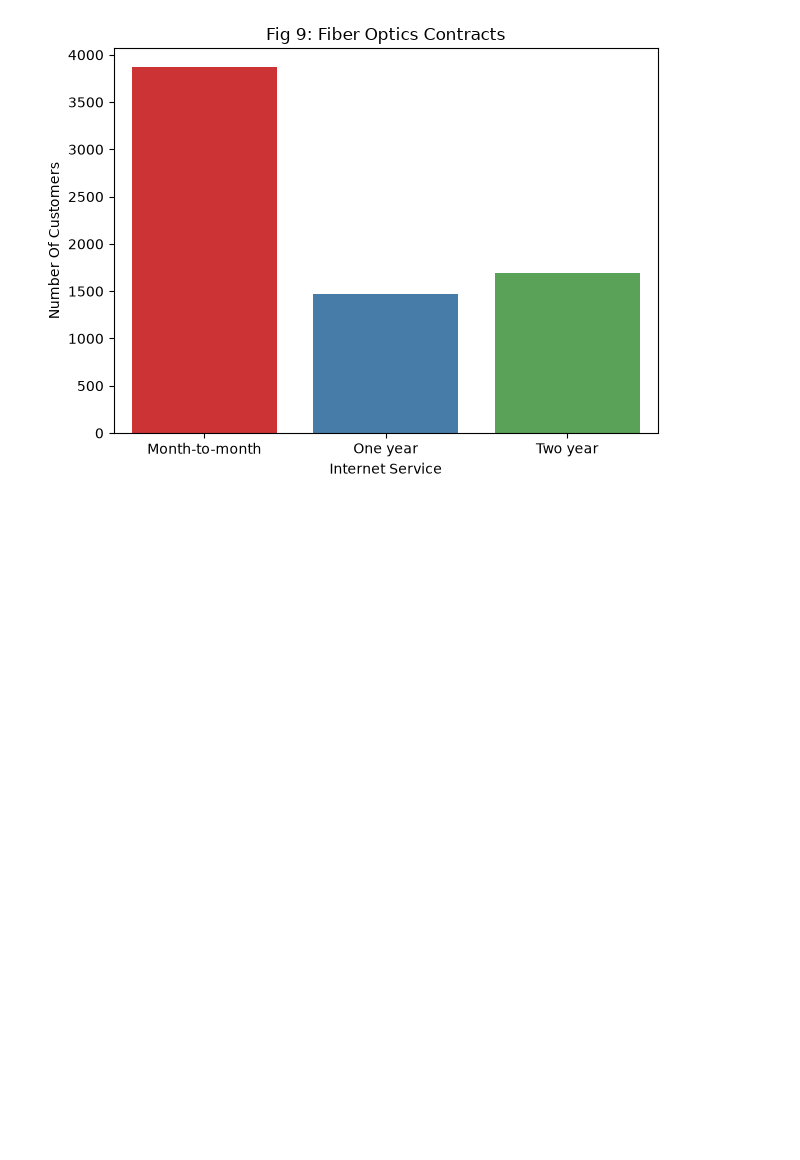
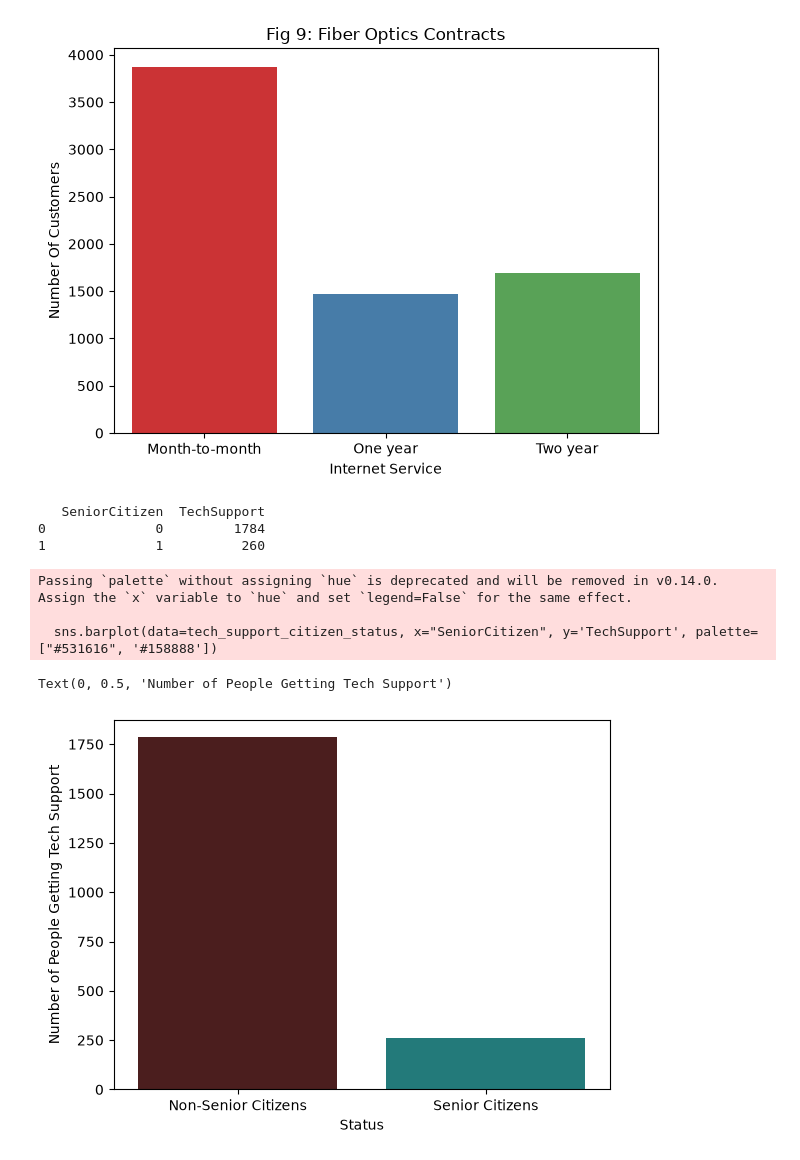
Before and after one commit to AlainRegisDev88/FUTURE_DS_02, a Jupyter notebook: future_interns_task2_.ipynb, the cells around one changed output. Drawn from its saved outputs; the diff is of its cells as text; code cells hidden in the pictures; blank space fills up the shorter version.

Commit message:
add tech support by citizen status chart

```diff
--- a/future_interns_task2_.ipynb
+++ b/future_interns_task2_.ipynb
@@ -220,6 +220,26 @@ Passing `palette` without assigning `hue` is deprecated and will be removed in v
 
   sns.barplot(data=contract_type_vs_fiber, x="Contract", y="has_fiber", palette='Set1')
 [figure]
+# %%
+# support level vs citizen status
+df_tech_support = df[df['TechSupport'] == 'Yes']
+
+tech_support_citizen_status = df_tech_support.groupby('SeniorCitizen')['TechSupport'].count().reset_index()
+print(tech_support_citizen_status)
+plt.figure()
+sns.barplot(data=tech_support_citizen_status, x="SeniorCitizen", y='TechSupport', palette=["#531616", '#158888'])
+plt.xticks(ticks=[0,1], labels=['Non-Senior Citizens', 'Senior Citizens'])
+plt.xlabel('Status')
+plt.ylabel('Number of People Getting Tech Support')
+# %% [output]
+   SeniorCitizen  TechSupport
+0              0         1784
+1              1          260
+Passing `palette` without assigning `hue` is deprecated and will be removed in v0.14.0. Assign the `x` variable to `hue` and set `legend=False` for the same effect.
+
+  sns.barplot(data=tech_support_citizen_status, x="SeniorCitizen", y='TechSupport', palette=["#531616", '#158888'])
+Text(0, 0.5, 'Number of People Getting Tech Support')
+[figure, added]
 # %% [markdown]
 ## Final Key Findings
 
```
Also changed, not shown: parts of 1 cell of this notebook.
